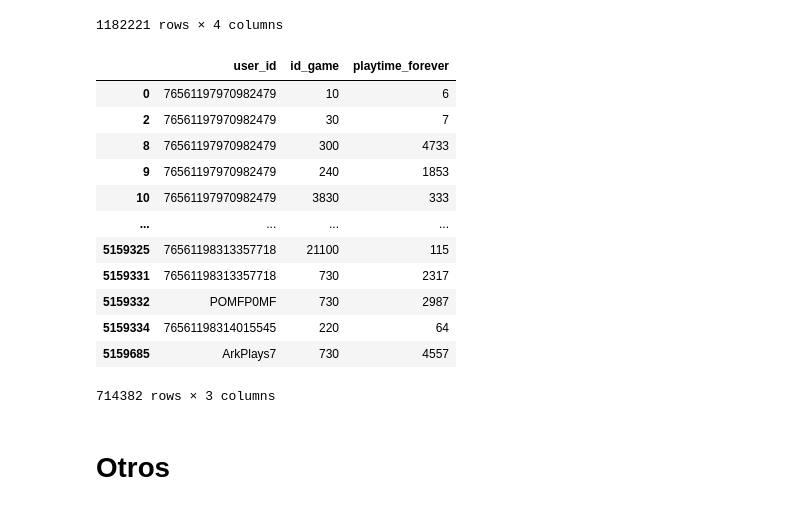
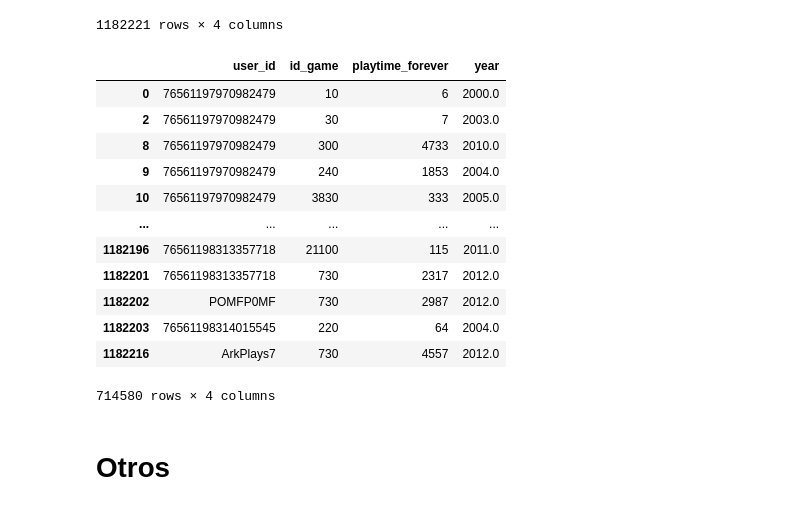
Before and after one commit to DaAnMaGi/PI_ML_OPS, a Jupyter notebook: formulacion/formulacion_datos.ipynb, the cells around one changed output. Drawn from its saved outputs; the diff is of its cells as text; code cells hidden in the pictures.

Commit message:
Procesamiento items

```diff
--- a/formulacion/formulacion_datos.ipynb
+++ b/formulacion/formulacion_datos.ipynb
@@ -795,19 +798,19 @@ items_y2
 # %%
 # Se crea un nuevo dataframe con los datos de juegos que no tengan un
 # playtime igual a 0, ya que no es un dato que
-items_hours = items_n[items_n["playtime_forever"] != 0]
+items_hours = items_y2[items_y2["playtime_forever"] != 0]
 items_hours
 # %% [output]
-|  | user_id | id_game | playtime_forever |
-| 0 | 76561197970982479 | 10 | 6 |
-| 2 | 76561197970982479 | 30 | 7 |
-| 8 | 76561197970982479 | 300 | 4733 |
-| 9 | 76561197970982479 | 240 | 1853 |
-| 10 | 76561197970982479 | 3830 | 333 |
-| ... | ... | ... | ... |
-| 5159325 | 76561198313357718 | 21100 | 115 |
-| 5159331 | 76561198313357718 | 730 | 2317 |
-| 5159332 | POMFP0MF | 730 | 2987 |
-| 5159334 | 76561198314015545 | 220 | 64 |
-| 5159685 | ArkPlays7 | 730 | 4557 |
+|  | user_id | id_game | playtime_forever | year |
+| 0 | 76561197970982479 | 10 | 6 | 2000.0 |
+| 2 | 76561197970982479 | 30 | 7 | 2003.0 |
+| 8 | 76561197970982479 | 300 | 4733 | 2010.0 |
+| 9 | 76561197970982479 | 240 | 1853 | 2004.0 |
+| 10 | 76561197970982479 | 3830 | 333 | 2005.0 |
+| ... | ... | ... | ... | ... |
+| 1182196 | 76561198313357718 | 21100 | 115 | 2011.0 |
+| 1182201 | 76561198313357718 | 730 | 2317 | 2012.0 |
+| 1182202 | POMFP0MF | 730 | 2987 | 2012.0 |
+| 1182203 | 76561198314015545 | 220 | 64 | 2004.0 |
+| 1182216 | ArkPlays7 | 730 | 4557 | 2012.0 |
-714382 rows × 3 columns
+714580 rows × 4 columns
```
Also changed, not shown: parts of 4 cells of this notebook.
